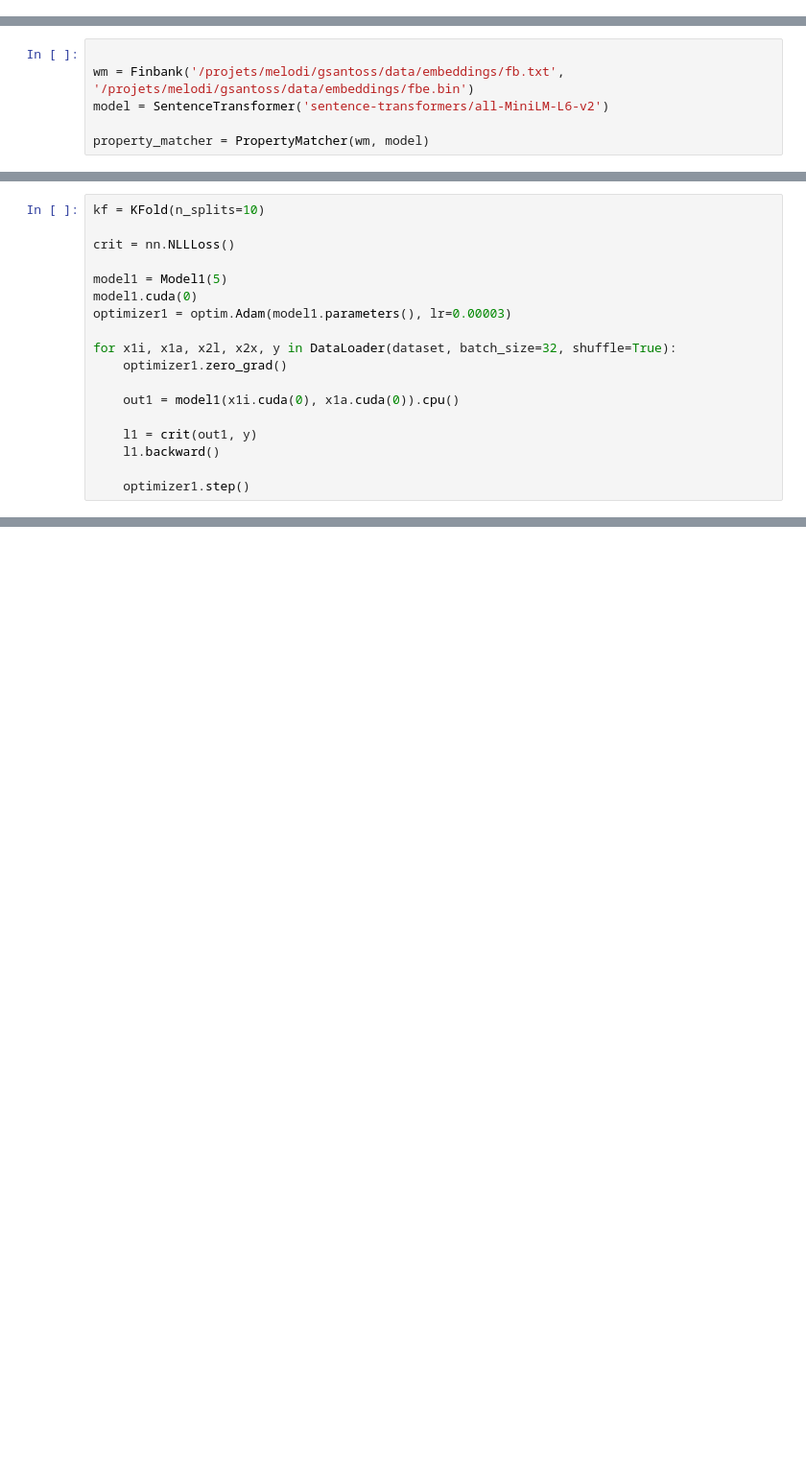
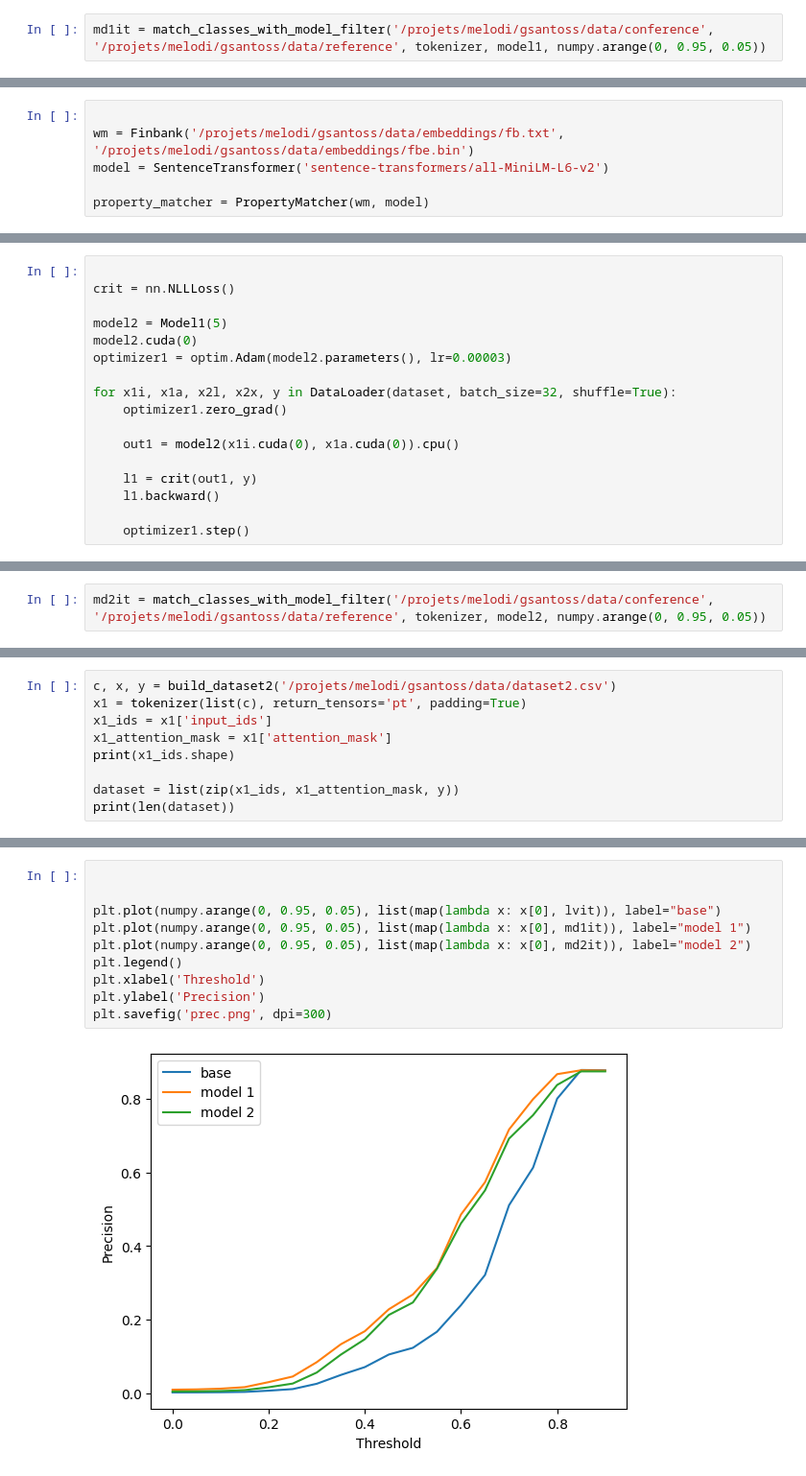
Before and after one commit to guihcs/master_degree, a Jupyter notebook: experiment3.ipynb, the cells around one changed output, grey strips where cells are left out. Shown: that part at 96% size. Drawn from its saved outputs; the diff is of its cells as text; blank space fills up the shorter version.

```diff
--- a/experiment3.ipynb
+++ b/experiment3.ipynb
@@ -269,0 +283,2 @@ iterations: 25169, (0.88125, 0.5465116279069767, 0.6746411483253588)
+# %%
+md1it = match_classes_with_model_filter('/projets/melodi/gsantoss/data/conference', '/projets/melodi/gsantoss/data/reference', tokenizer, model1, numpy.arange(0, 0.95, 0.05))
@@ -317,17 +380,16 @@ torch.Size([20175, 66]) torch.Size([20175, 6])
 20175
 # %%
-kf = KFold(n_splits=10)
 
 crit = nn.NLLLoss()
 
-model1 = Model1(5)
-model1.cuda(0)
-optimizer1 = optim.Adam(model1.parameters(), lr=0.00003)
+model2 = Model1(5)
+model2.cuda(0)
+optimizer1 = optim.Adam(model2.parameters(), lr=0.00003)
 
 for x1i, x1a, x2l, x2x, y in DataLoader(dataset, batch_size=32, shuffle=True):
     optimizer1.zero_grad()
 
-    out1 = model1(x1i.cuda(0), x1a.cuda(0)).cpu()
+    out1 = model2(x1i.cuda(0), x1a.cuda(0)).cpu()
 
     l1 = crit(out1, y)
     l1.backward()
@@ -339,0 +424,2 @@ Some weights of the model checkpoint at bert-base-uncased were not used when ini
+# %%
+md2it = match_classes_with_model_filter('/projets/melodi/gsantoss/data/conference', '/projets/melodi/gsantoss/data/reference', tokenizer, model2, numpy.arange(0, 0.95, 0.05))
@@ -379,0 +448,9 @@ iterations: 19236, (0.8421052631578947, 0.34782608695652173, 0.49230769230769234
+# %%
+c, x, y = build_dataset2('/projets/melodi/gsantoss/data/dataset2.csv')
+x1 = tokenizer(list(c), return_tensors='pt', padding=True)
+x1_ids = x1['input_ids']
+x1_attention_mask = x1['attention_mask']
+print(x1_ids.shape)
+
+dataset = list(zip(x1_ids, x1_attention_mask, y))
+print(len(dataset))
@@ -379,0 +477,12 @@ iterations: 19236, (0.8421052631578947, 0.34782608695652173, 0.49230769230769234
+# %%
+
+
+plt.plot(numpy.arange(0, 0.95, 0.05), list(map(lambda x: x[0], lvit)), label="base")
+plt.plot(numpy.arange(0, 0.95, 0.05), list(map(lambda x: x[0], md1it)), label="model 1")
+plt.plot(numpy.arange(0, 0.95, 0.05), list(map(lambda x: x[0], md2it)), label="model 2")
+plt.legend()
+plt.xlabel('Threshold')
+plt.ylabel('Precision')
+plt.savefig('prec.png', dpi=300)
+# %% [output]
+[figure, added]
```
Also changed, not shown: parts of 20 cells of this notebook, 2 other files.
